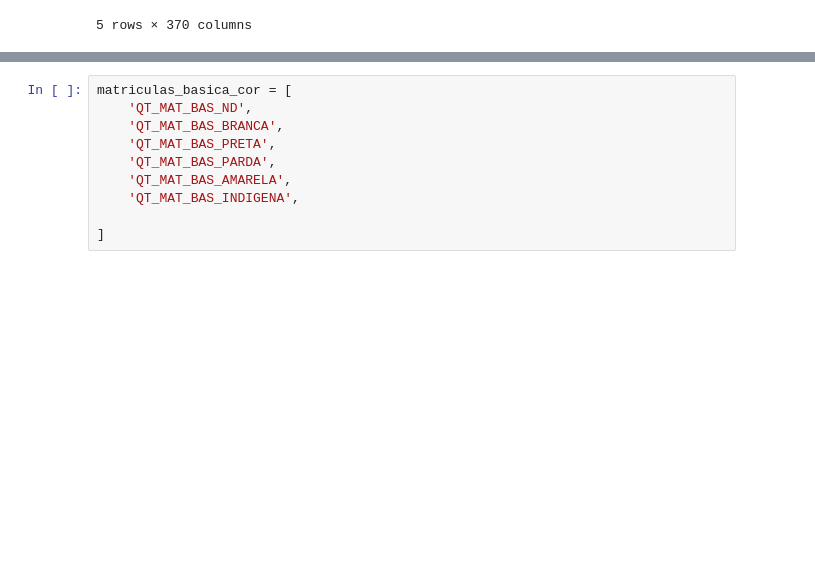
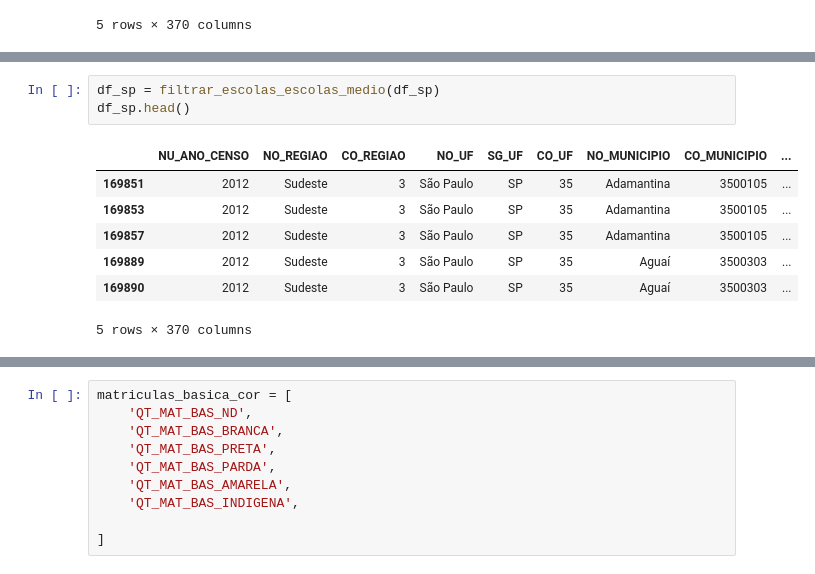
Before and after one commit to h-pgy/exclusao_social_pei, a Jupyter notebook: 02-get_censo_escolar_data.ipynb, the cells around one changed output, grey strips where cells are left out. Drawn from its saved outputs; the diff is of its cells as text; blank space fills up the shorter version.

```diff
--- a/02-get_censo_escolar_data.ipynb
+++ b/02-get_censo_escolar_data.ipynb
@@ -143,0 +169,11 @@ df_sp.head()
+# %%
+df_sp = filtrar_escolas_escolas_medio(df_sp)
+df_sp.head()
+# %% [output]
+|  | NU_ANO_CENSO | NO_REGIAO | CO_REGIAO | NO_UF | SG_UF | CO_UF | NO_MUNICIPIO | CO_MUNICIPIO | ... |
+| 169851 | 2012 | Sudeste | 3 | São Paulo | SP | 35 | Adamantina | 3500105 | ... |
+| 169853 | 2012 | Sudeste | 3 | São Paulo | SP | 35 | Adamantina | 3500105 | ... |
+| 169857 | 2012 | Sudeste | 3 | São Paulo | SP | 35 | Adamantina | 3500105 | ... |
+| 169889 | 2012 | Sudeste | 3 | São Paulo | SP | 35 | Aguaí | 3500303 | ... |
+| 169890 | 2012 | Sudeste | 3 | São Paulo | SP | 35 | Aguaí | 3500303 | ... |
+5 rows × 370 columns
```
Also changed, not shown: parts of 9 cells of this notebook, 3 other files.
